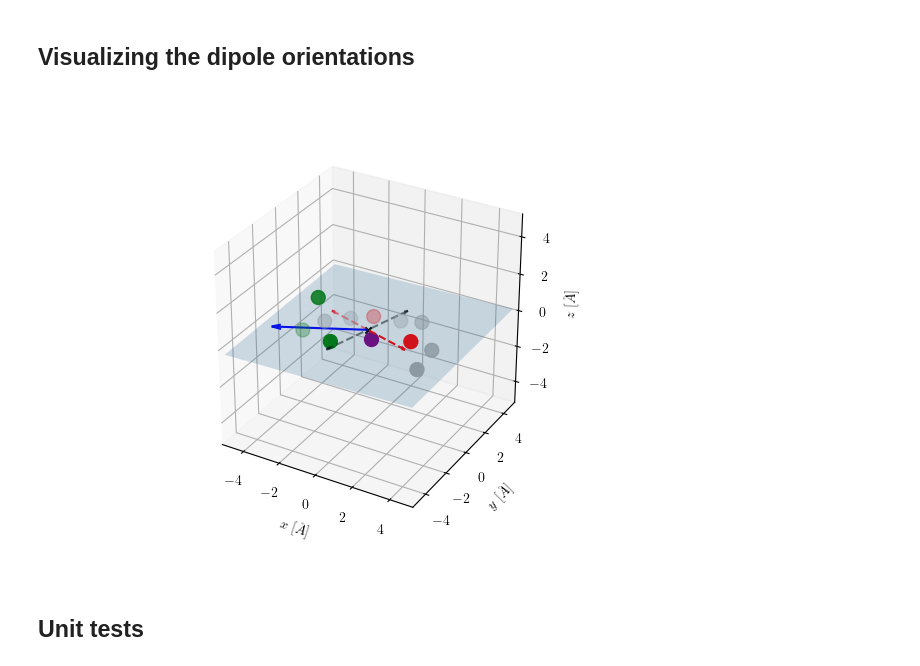
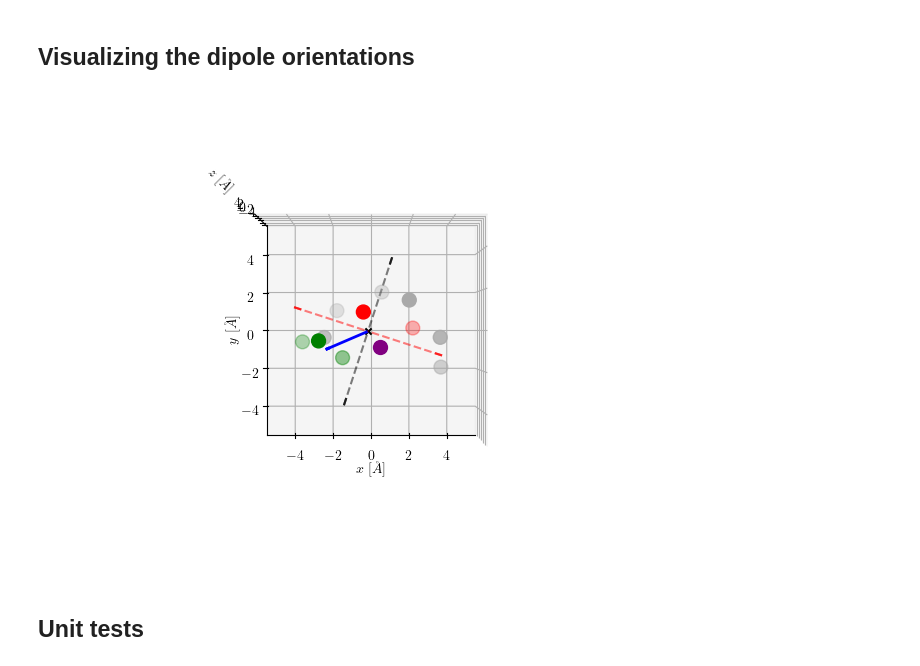
Before and after one commit to Adi1008/asymmetric-solvents, a Jupyter notebook: plane.ipynb, the cells around one changed output. Cells and saved outputs as stored; diff of their text form; code cells hidden in the pictures.

```diff
--- a/plane.ipynb
+++ b/plane.ipynb
@@ -474,6 +765,8 @@ if any(atom[0] == "F" for atom in atom_coordinates):
 rc('font', **{'family': 'serif', 'serif': ['Computer Modern']})
 rc('text', usetex=True)
 
+max_width = 5.5
+
 %matplotlib widget
 
 fig = plt.figure()
@@ -483,50 +776,108 @@ ax.set_xlabel(r'$x$ $[\AA]$')
 ax.set_ylabel(r'$y$ $[\AA]$')
 ax.set_zlabel(r'$z$ $[\AA]$')
 
-ax.set_xlim(-5, 5)
-ax.set_ylim(-5, 5)
-ax.set_zlim(-5, 5)
+ax.set_xlim(-max_width, max_width)
+ax.set_ylim(-max_width, max_width)
+ax.set_zlim(-max_width, max_width)
 
 ax.set_box_aspect([1,1,1])
+ax.view_init(elev=90, azim=-90, roll=0)
 
 # Plot the best-fit plane
 # -----------------------
-a, b, c, d = systems[system]["abcd"]
+# a, b, c, d = systems[system]["abcd"]
 
-x = np.linspace(-5, 5, 10)
-y = np.linspace(-5, 5, 10)
-x, y = np.meshgrid(x, y)
-z = -(a * x + b * y + d) / c
+# x = np.linspace(-0.9*max_width, 0.9*max_width, 10)
+# y = np.linspace(-0.9*max_width, 0.9*max_width, 10)
+# x, y = np.meshgrid(x, y)
+# z = -(a * x + b * y + d) / c
 
-ax.plot_surface(x, y, z, alpha=0.2)
+# ax.plot_surface(x, y, z, alpha=0.2)
 
 # Plot whichever atoms you want from the system
 # ---------------------------------------------
 ax.scatter(carbon_coordinates[:,0], carbon_coordinates[:,1], carbon_coordinates[:,2], c='darkgray', marker='o', s=100)
 ax.scatter(oxygen_coordinates[:,0], oxygen_coordinates[:,1], oxygen_coordinates[:,2], c='red', marker='o', s=100)
 ax.scatter(lithium_coordinates[:,0], lithium_coordinates[:,1], lithium_coordinates[:,2], c='purple', marker='o', s=100)
 if any(atom[0] == "F" for atom in atom_coordinates):
     ax.scatter(fluorine_coordinates[:,0], fluorine_coordinates[:,1], fluorine_coordinates[:,2], c='green', marker='o', s=100)
 
 # Mark the center of mass of the system
 # -------------------------------------
 ax.scatter(*systems[system]["center_of_mass"], c='k', marker='x')
 
 # Plot the dipole and vectors
 # ---------------------------
-ax.quiver(*systems[system]["center_of_mass"], *systems[system]["projected_oxygen_vector"], color='red', arrow_length_ratio=0.1, linestyle='dashed')
-ax.quiver(*systems[system]["center_of_mass"], *(-1*systems[system]["projected_oxygen_vector"]), color='red', arrow_length_ratio=0.1, linestyle='dashed', alpha=0.5)
+ax.quiver(*systems[system]["center_of_mass"], *systems[system]["projected_oxygen_vector"]*1.5, color='red', arrow_length_ratio=0.1, linestyle='dashed', alpha=0.5)
+ax.quiver(*systems[system]["center_of_mass"], *(-1.5*systems[system]["projected_oxygen_vector"]), color='red', arrow_length_ratio=0.1, linestyle='dashed', alpha=0.5)
 
-ax.quiver(*systems[system]["center_of_mass"], *systems[system]["normal_to_oxygen_in_plane"], color='black', arrow_length_ratio=0.1, linestyle='dashed', alpha=0.5)
-ax.quiver(*systems[system]["center_of_mass"], *(-1*systems[system]["normal_to_oxygen_in_plane"]), color='black', arrow_length_ratio=0.1, linestyle='dashed', alpha=0.5)
+ax.quiver(*systems[system]["center_of_mass"], *systems[system]["normal_to_oxygen_in_plane"]*1.5, color='black', arrow_length_ratio=0.1, linestyle='dashed', alpha=0.5)
+ax.quiver(*systems[system]["center_of_mass"], *(-1.5*systems[system]["normal_to_oxygen_in_plane"]), color='black', arrow_length_ratio=0.1, linestyle='dashed', alpha=0.5)
 
-ax.quiver(*systems[system]["center_of_mass"], *systems[system]["projected_dipole"], color='blue', arrow_length_ratio=0.1)
+ax.quiver(*systems[system]["center_of_mass"],
+          *systems[system]["projected_dipole"]*0.5,
+          color='blue', arrow_length_ratio=0.1, linewidth=2)
+
+# # Draw an angle marker between normal_to_oxygen_in_plane and projected_dipole
+# com = systems[system]["center_of_mass"]
+# oxygen_vec = systems[system]["normal_to_oxygen_in_plane"]
+# dipole_vec = systems[system]["projected_dipole"]
+
+# # Get normalized vectors
+# oxygen_norm = oxygen_vec / np.linalg.norm(oxygen_vec)
+# dipole_norm = dipole_vec / np.linalg.norm(dipole_vec)
+
+# # Create a small arc to indicate the angle
+# radius = 2.1
+# theta = systems[system]["dipole_orientation"]  # Already calculated angle in degrees
+# theta_rad = np.radians(theta)
+# t = np.linspace(0, theta_rad, 50)
+
+# # Create the normal to the plane containing both vectors
+# normal = np.cross(oxygen_norm, dipole_norm)
+# if np.linalg.norm(normal) < 1e-10:
+#     # Vectors are nearly parallel, use a default perpendicular direction
+#     if np.abs(oxygen_norm[2]) < 0.9:
+#         normal = np.cross(oxygen_norm, [0, 0, 1])
+#     else:
+#         normal = np.cross(oxygen_norm, [1, 0, 0])
+# normal = normal / np.linalg.norm(normal)
+
+# # Create a perpendicular vector in the plane
+# perp = np.cross(normal, oxygen_norm)
+# perp = perp / np.linalg.norm(perp)
+
+# # Create arc points
+# arc_points = []
+# for angle_t in t:
+#     point = com + radius * (np.cos(angle_t) * oxygen_norm + np.sin(angle_t) * perp)
+#     arc_points.append(point)
+# arc_points = np.array(arc_points)
+
+# # Plot the arc
+# ax.plot(arc_points[:, 0], arc_points[:, 1], arc_points[:, 2], color='black', linewidth=2)
+
+# # Add the theta label near the middle of the arc
+# mid_idx = len(t) // 2
+# mid_point = arc_points[mid_idx]
+# # Position text slightly away from the arc
+# offset = 1.5 * (mid_point - com) / np.linalg.norm(mid_point - com)
+# ax.text(mid_point[0] + offset[0] + 0.5, mid_point[1] + offset[1] - 0.5, mid_point[2] + offset[2],
+#         r'$\theta_{d}$', color='blue', fontsize=16)
+
+
+# make the z axis ticks invisible
+# ax.set_zticks([])
+# ax.set_zticklabels([])
+
+# save the plot
+# plt.savefig(f"{system}_backbone.png", dpi=900, bbox_inches='tight')
 
 # Show the plot
 # -------------
 plt.show()
 # %% [output]
-[figure, old version]
+[figure, new version]
 # %% [markdown]
 ## Unit tests
 # %%
```
Also changed, not shown: parts of 10 cells of this notebook, 17 other files.
